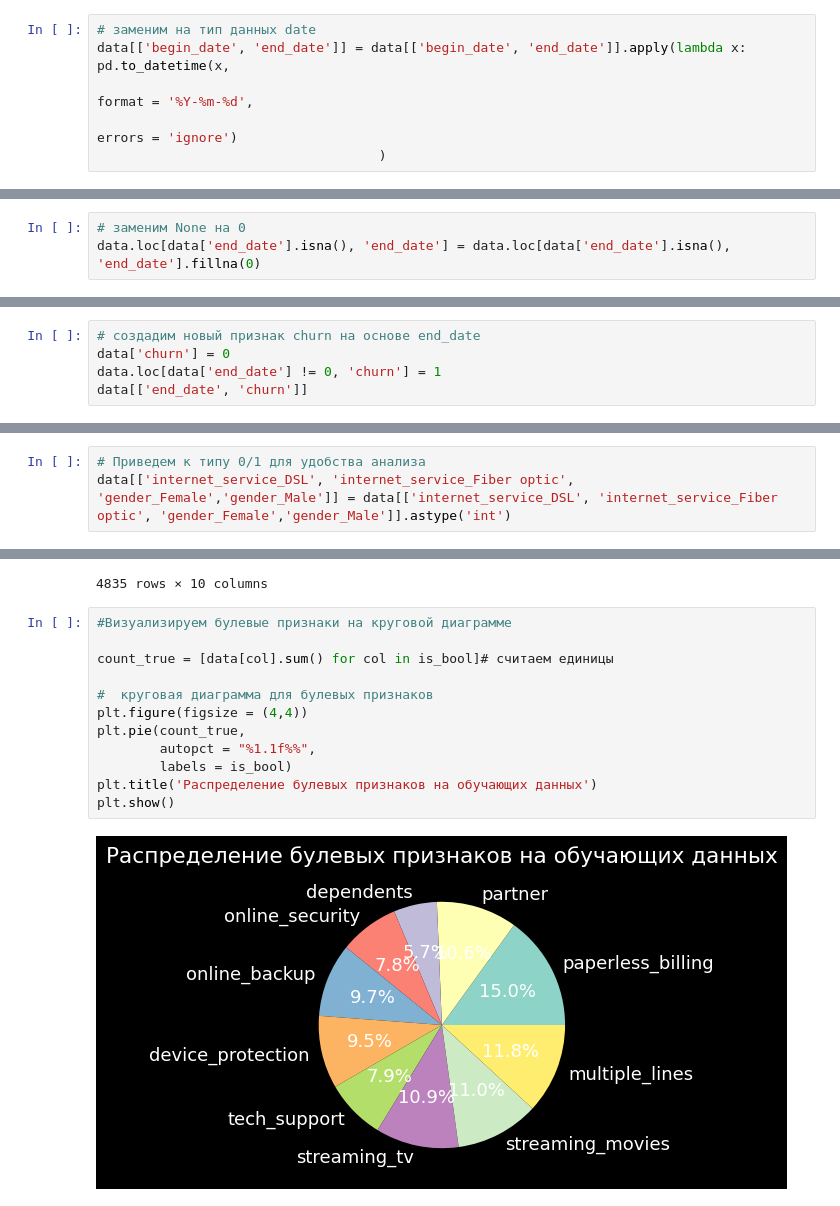
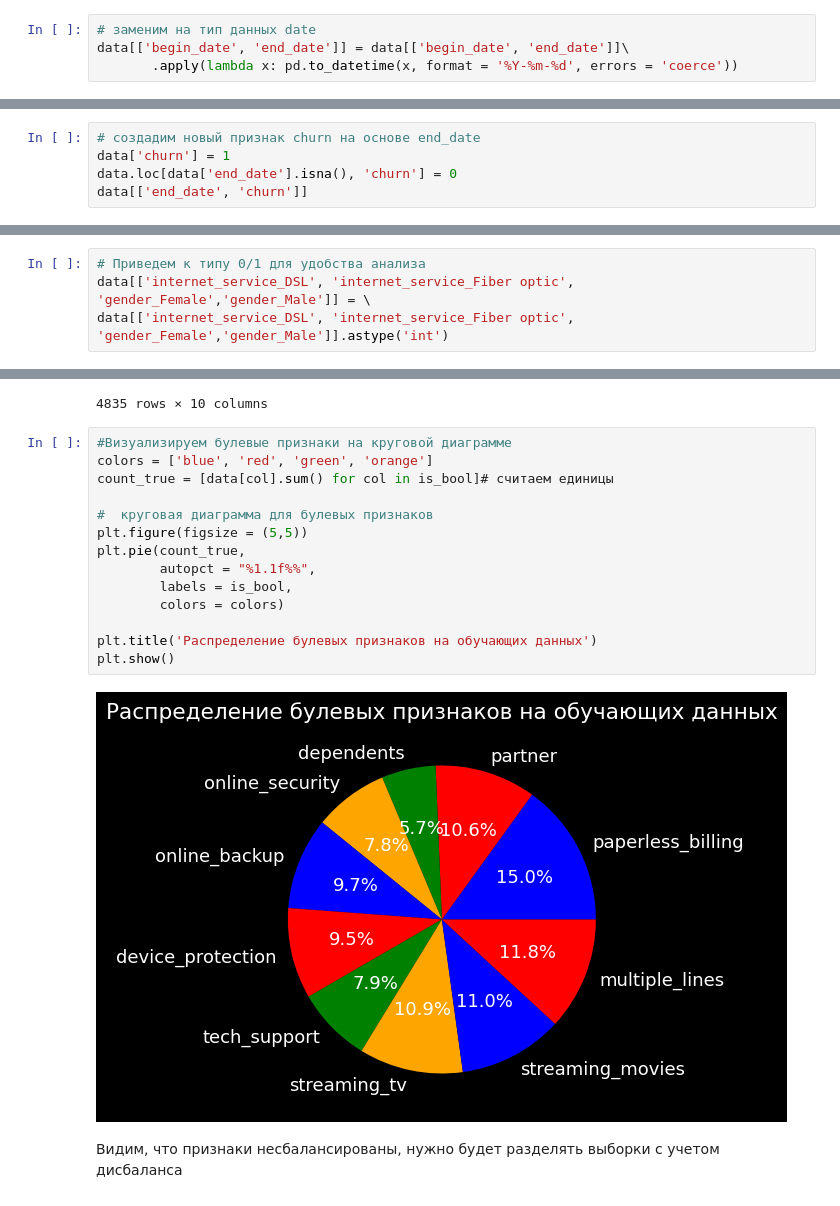
Before and after one commit to AV-BOLT/yandex_practicum, a Jupyter notebook: yandex_diploma.ipynb, the cells around one changed output, grey strips where cells are left out. Saved outputs shown, nothing was run; the diff lists cells and outputs as text.

```diff
--- a/yandex_diploma.ipynb
+++ b/yandex_diploma.ipynb
@@ -368,7 +494,5 @@ pd.datetime
 pd.datetime
 # %%
 # заменим на тип данных date
-data[['begin_date', 'end_date']] = data[['begin_date', 'end_date']].apply(lambda x: pd.to_datetime(x,
-                                                                                                   format = '%Y-%m-%d',
-                                                                                                   errors = 'ignore')
-                                    )
+data[['begin_date', 'end_date']] = data[['begin_date', 'end_date']]\
+       .apply(lambda x: pd.to_datetime(x, format = '%Y-%m-%d', errors = 'coerce'))
@@ -457,3 +559,0 @@ data.loc[data['end_date'].isna()]
-# %%
-# заменим None на 0
-data.loc[data['end_date'].isna(), 'end_date'] = data.loc[data['end_date'].isna(), 'end_date'].fillna(0)
@@ -516,8 +590,8 @@ dtype: int64
 Проанализируем целевой признак
 # %%
 # создадим новый признак churn на основе end_date
-data['churn'] = 0
-data.loc[data['end_date'] != 0, 'churn'] = 1
+data['churn'] = 1
+data.loc[data['end_date'].isna(), 'churn'] = 0
 data[['end_date', 'churn']]
 # %% [output]
 |  | end_date | churn |
@@ -620,6 +700,7 @@ KeyError: ignored
 # %%
 # Приведем к типу 0/1 для удобства анализа
-data[['internet_service_DSL', 'internet_service_Fiber optic', 'gender_Female','gender_Male']] = data[['internet_service_DSL', 'internet_service_Fiber optic', 'gender_Female','gender_Male']].astype('int')
+data[['internet_service_DSL', 'internet_service_Fiber optic', 'gender_Female','gender_Male']] = \
+data[['internet_service_DSL', 'internet_service_Fiber optic', 'gender_Female','gender_Male']].astype('int')
 # %%
 # пересоберем
 is_bool = []
@@ -667,15 +745,19 @@ data[is_bool]
 4835 rows × 10 columns
 # %%
 #Визуализируем булевые признаки на круговой диаграмме
-
+colors = ['blue', 'red', 'green', 'orange']
 count_true = [data[col].sum() for col in is_bool]# считаем единицы
 
 #  круговая диаграмма для булевых признаков
-plt.figure(figsize = (4,4))
+plt.figure(figsize = (5,5))
 plt.pie(count_true,
         autopct = "%1.1f%%",
-        labels = is_bool)
+        labels = is_bool,
+        colors = colors)
+
 plt.title('Распределение булевых признаков на обучающих данных')
 plt.show()
 # %% [output]
-[figure, old version]
+[figure, new version]
+# %% [markdown]
+Видим, что признаки несбалансированы, нужно будет разделять выборки с учетом дисбаланса
```
Also changed, not shown: parts of 198 cells of this notebook.
